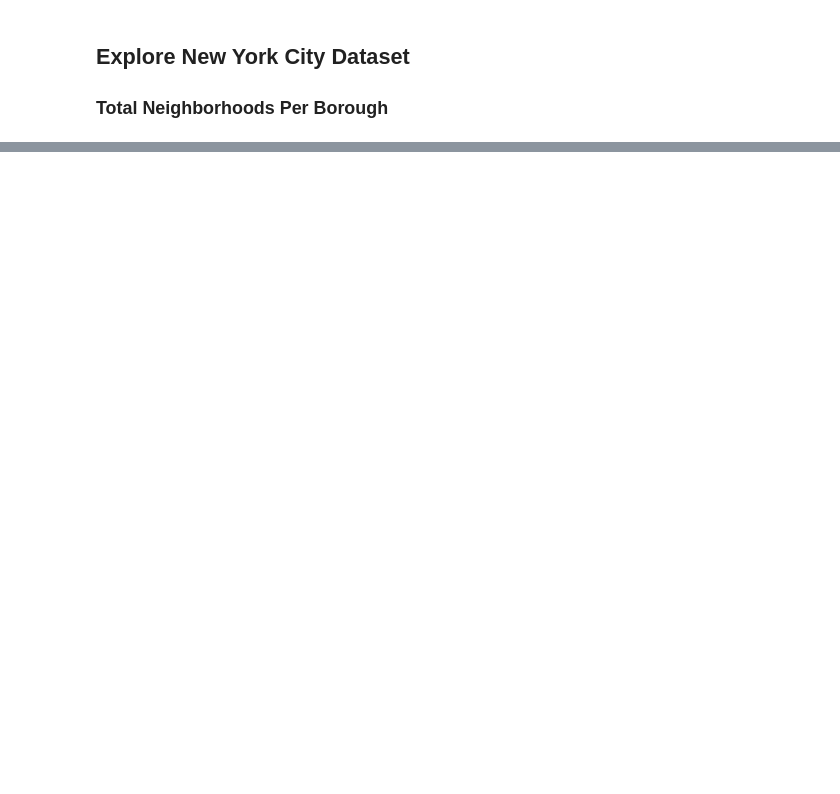
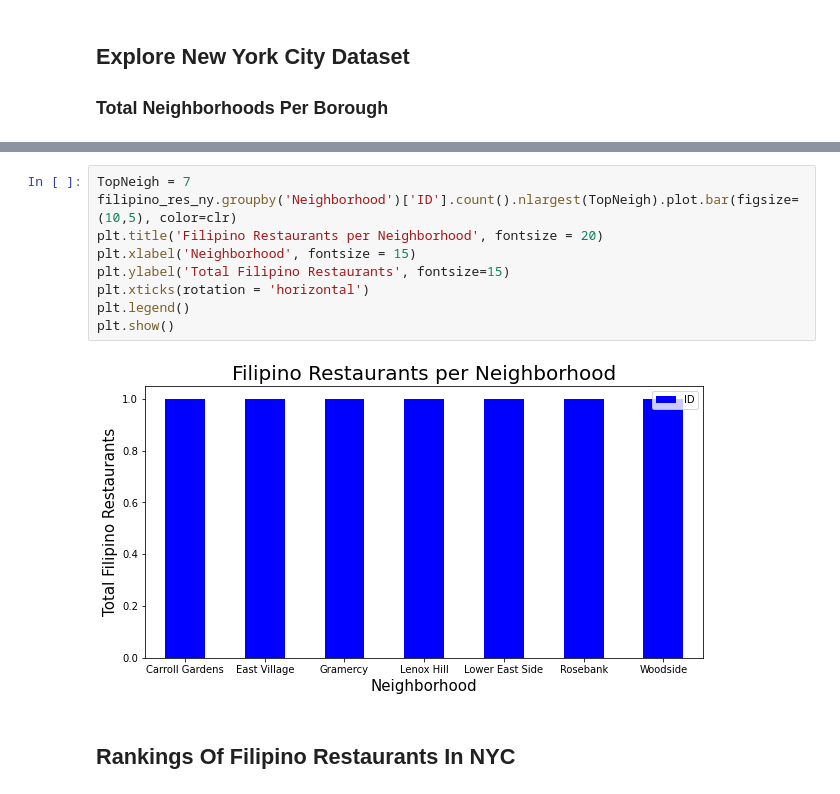
Before and after one commit to sideshowmel29/Coursera_Capstone, a Jupyter notebook: Data Science Capstone Project.ipynb, the cells around one changed output, grey strips where cells are left out. Cells and saved outputs as stored; diff of their text form; blank space fills up the shorter version.

```diff
--- a/Data Science Capstone Project.ipynb
+++ b/Data Science Capstone Project.ipynb
@@ -100,0 +267,13 @@ plt.show()
+# %%
+TopNeigh = 7
+filipino_res_ny.groupby('Neighborhood')['ID'].count().nlargest(TopNeigh).plot.bar(figsize=(10,5), color=clr)
+plt.title('Filipino Restaurants per Neighborhood', fontsize = 20)
+plt.xlabel('Neighborhood', fontsize = 15)
+plt.ylabel('Total Filipino Restaurants', fontsize=15)
+plt.xticks(rotation = 'horizontal')
+plt.legend()
+plt.show()
+# %% [output]
+[figure, added]
+# %% [markdown]
+<h2>Rankings Of Filipino Restaurants In NYC</h2>
```
Also changed, not shown: parts of 41 cells of this notebook.
